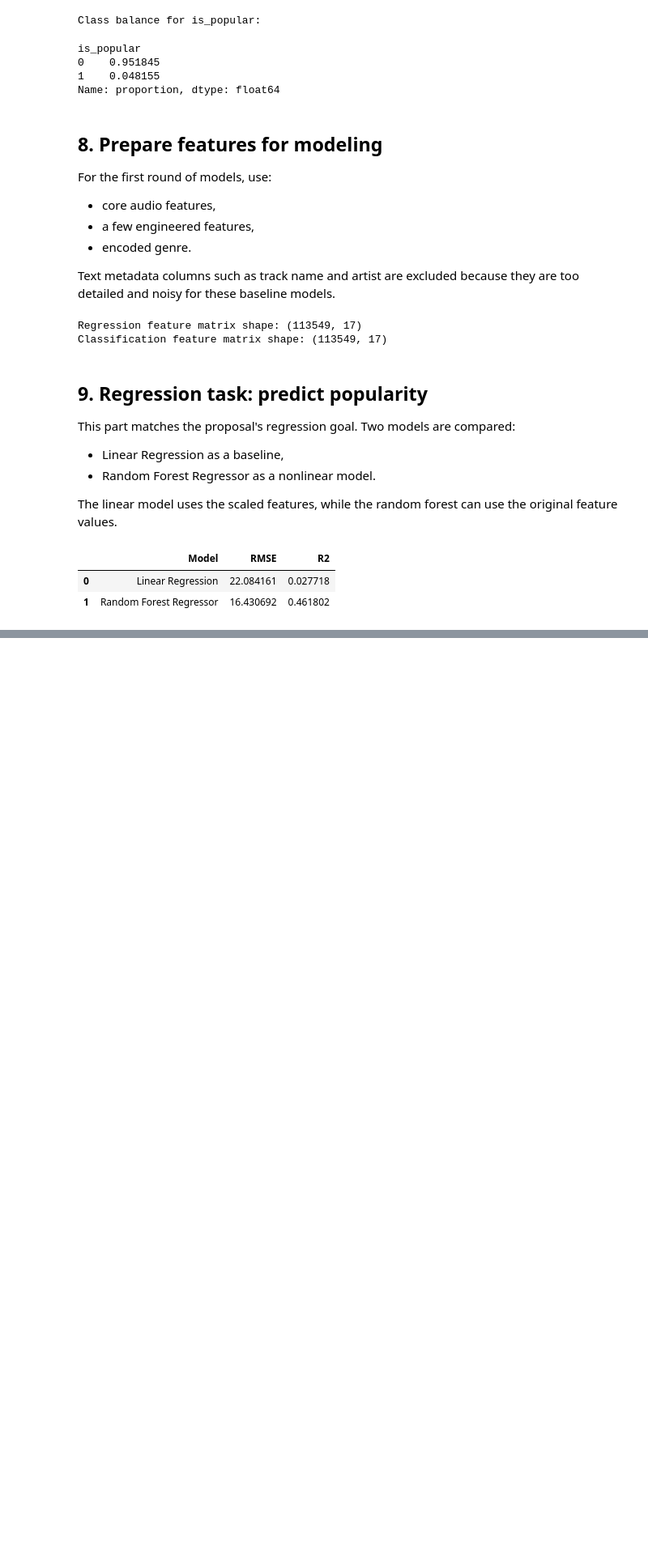
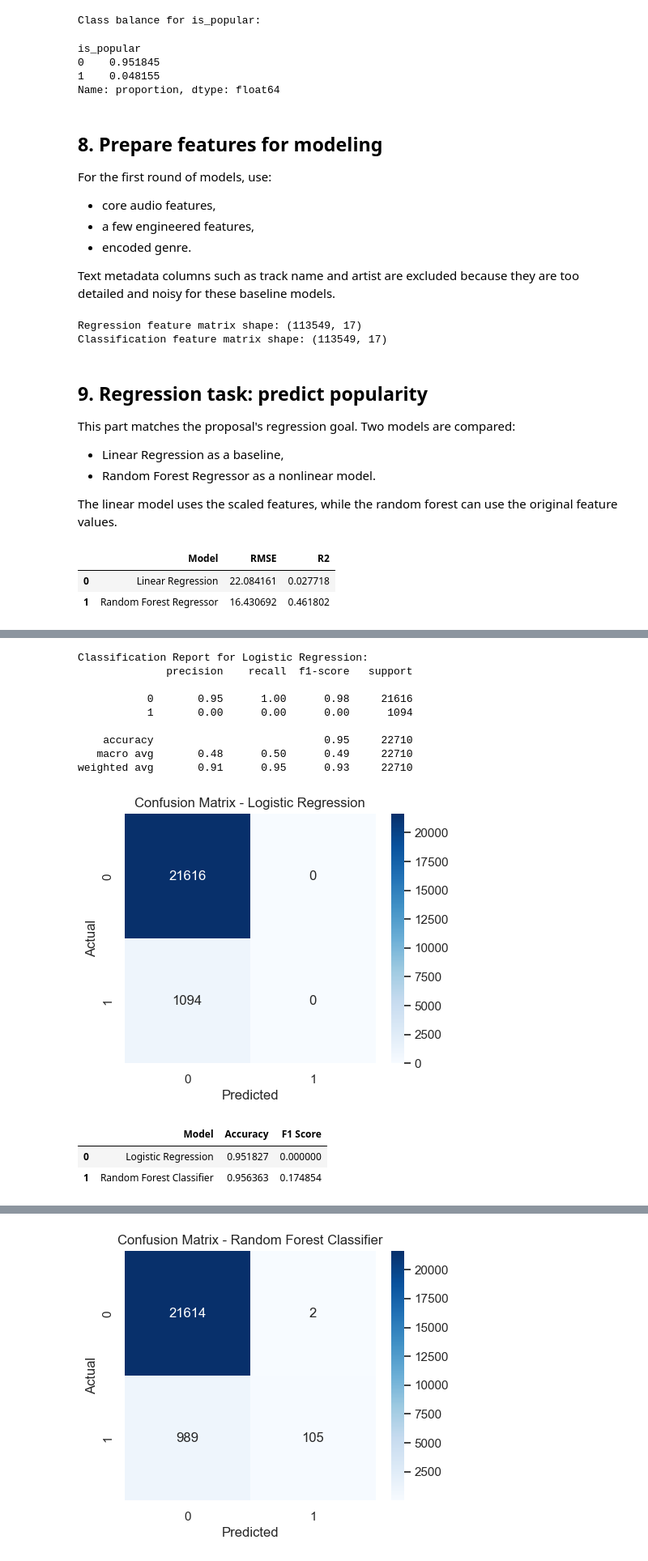
Before and after one commit to chengda-lin/CS506-Project, a Jupyter notebook: notebooks/eda.ipynb, the cells around one changed output, grey strips where cells are left out. Shown at 81% size. Cells and saved outputs as stored; diff of their text form; code cells hidden in the pictures; blank space fills up the shorter version.

```diff
--- a/notebooks/eda.ipynb
+++ b/notebooks/eda.ipynb
@@ -460,0 +429,75 @@ weighted avg       0.96      0.96      0.94     22710
+# %%
+# Initialize Logistic Regression model
+log_clf = LogisticRegression(max_iter=1000, random_state=42)
+# Train the model using the scaled classification training data
+log_clf.fit(X_train_clf_scaled, y_train_clf)
+# Make predictions
+y_pred_log = log_clf.predict(X_test_clf_scaled)
+
+print("Classification Report for Logistic Regression:")
+print(classification_report(y_test_clf, y_pred_log))
+
+# Plot confusion matrix for Logistic Regression
+cm_log = confusion_matrix(y_test_clf, y_pred_log)
+
+plt.figure(figsize=(5, 4))
+sns.heatmap(cm_log, annot=True, fmt="d", cmap="Blues")
+plt.title("Confusion Matrix - Logistic Regression")
+plt.xlabel("Predicted")
+plt.ylabel("Actual")
+plt.show()
+
+# Also compare with a nonlinear classifier
+rf_clf = RandomForestClassifier(
+    n_estimators=120,
+    max_depth=20,
+    min_samples_leaf=2,
+    random_state=42,
+    n_jobs=-1
+)
+
+# Train the model using the unscaled feature values
+rf_clf.fit(X_train_clf, y_train_clf)
+# Make predictions
+y_pred_rf_clf = rf_clf.predict(X_test_clf)
+
+classification_results = pd.DataFrame({
+    "Model": ["Logistic Regression", "Random Forest Classifier"],
+    "Accuracy": [
+        accuracy_score(y_test_clf, y_pred_log),
+        accuracy_score(y_test_clf, y_pred_rf_clf)
+    ],
+    "F1 Score": [
+        f1_score(y_test_clf, y_pred_log),
+        f1_score(y_test_clf, y_pred_rf_clf)
+    ]
+})
+
+display(classification_results)
+
+print("Classification Report for Random Forest Classifier:")
+print(classification_report(y_test_clf, y_pred_rf_clf))
+
+# Plot confusion matrix for the Random Forest classifier
+cm_rf = confusion_matrix(y_test_clf, y_pred_rf_clf)
+
+plt.figure(figsize=(5, 4))
+sns.heatmap(cm_rf, annot=True, fmt="d", cmap="Blues")
+plt.title("Confusion Matrix - Random Forest Classifier")
+plt.xlabel("Predicted")
+plt.ylabel("Actual")
+plt.show()
+# %% [output]
+Classification Report for Logistic Regression:
+              precision    recall  f1-score   support
+
+           0       0.95      1.00      0.98     21616
+           1       0.00      0.00      0.00      1094
+
+    accuracy                           0.95     22710
+   macro avg       0.48      0.50      0.49     22710
+weighted avg       0.91      0.95      0.93     22710
+[figure, added]
+|  | Model | Accuracy | F1 Score |
+| 0 | Logistic Regression | 0.951827 | 0.000000 |
+| 1 | Random Forest Classifier | 0.956363 | 0.174854 |
@@ -461,3 +513,4 @@ weighted avg       0.96      0.96      0.94     22710
+[figure, added]
 # %% [markdown]
 ## 12. Feature importance
 
```
Also changed, not shown: parts of 11 cells of this notebook.
